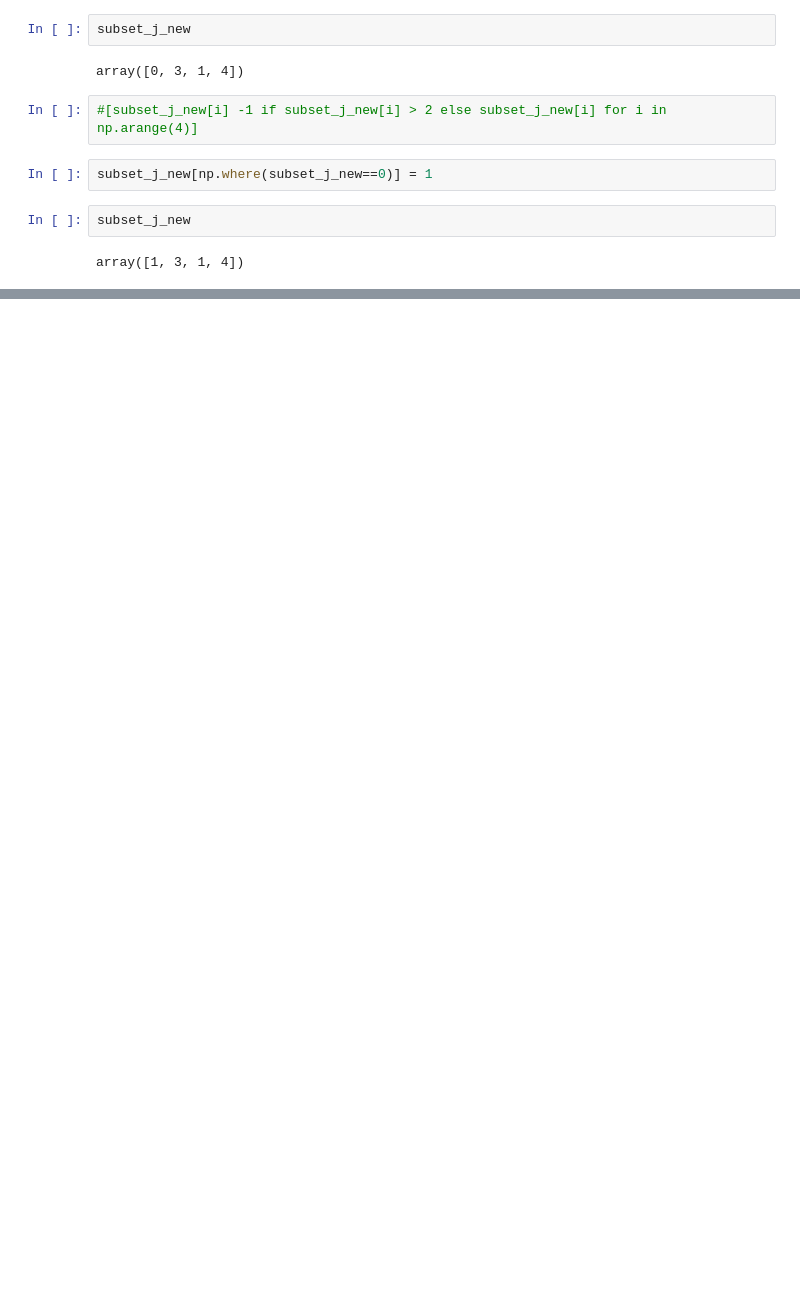
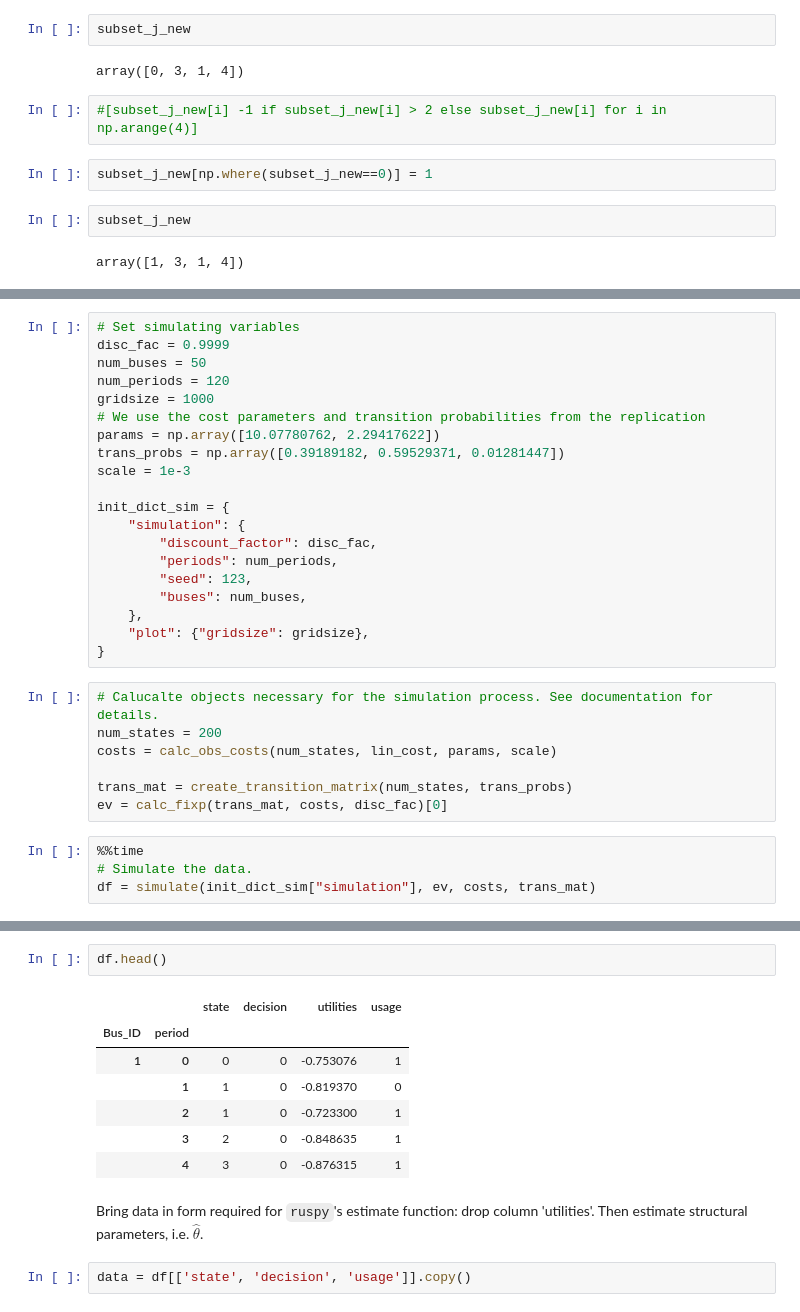
Before and after one commit to bhmueller/thesis, a Jupyter notebook: distribution_structural_parameter_estimates.ipynb, the cells around one changed output, grey strips where cells are left out. Drawn from its saved outputs; the diff is of its cells as text; blank space fills up the shorter version.

```diff
--- a/distribution_structural_parameter_estimates.ipynb
+++ b/distribution_structural_parameter_estimates.ipynb
@@ -570,0 +647,31 @@ array([1, 3, 1, 4])
+# %%
+# Set simulating variables
+disc_fac = 0.9999
+num_buses = 50
+num_periods = 120
+gridsize = 1000
+# We use the cost parameters and transition probabilities from the replication
+params = np.array([10.07780762, 2.29417622])
+trans_probs = np.array([0.39189182, 0.59529371, 0.01281447])
+scale = 1e-3
+
+init_dict_sim = {
+    "simulation": {
+        "discount_factor": disc_fac,
+        "periods": num_periods,
+        "seed": 123,
+        "buses": num_buses,
+    },
+    "plot": {"gridsize": gridsize},
+}
+# %%
+# Calucalte objects necessary for the simulation process. See documentation for details.
+num_states = 200
+costs = calc_obs_costs(num_states, lin_cost, params, scale)
+
+trans_mat = create_transition_matrix(num_states, trans_probs)
+ev = calc_fixp(trans_mat, costs, disc_fac)[0]
+# %%
+%%time
+# Simulate the data.
+df = simulate(init_dict_sim["simulation"], ev, costs, trans_mat)
@@ -570,0 +680,14 @@ array([1, 3, 1, 4])
+# %%
+df.head()
+# %% [output]
+|  |  | state | decision | utilities | usage |
+| Bus_ID | period |  |  |  |  |
+| 1 | 0 | 0 | 0 | -0.753076 | 1 |
+|  | 1 | 1 | 0 | -0.819370 | 0 |
+|  | 2 | 1 | 0 | -0.723300 | 1 |
+|  | 3 | 2 | 0 | -0.848635 | 1 |
+|  | 4 | 3 | 0 | -0.876315 | 1 |
+# %% [markdown]
+Bring data in form required for `ruspy`'s estimate function: drop column 'utilities'. Then estimate structural parameters, i.e. $\hat{\theta}$.
+# %%
+data = df[['state', 'decision', 'usage']].copy()
```
Also changed, not shown: parts of 18 cells of this notebook.
